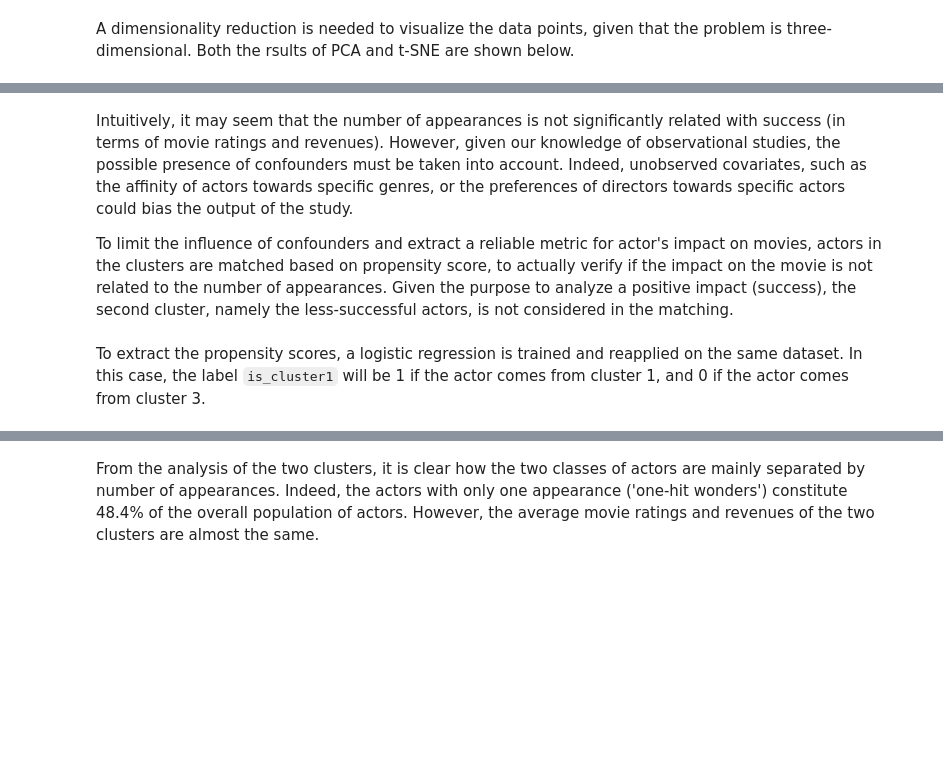
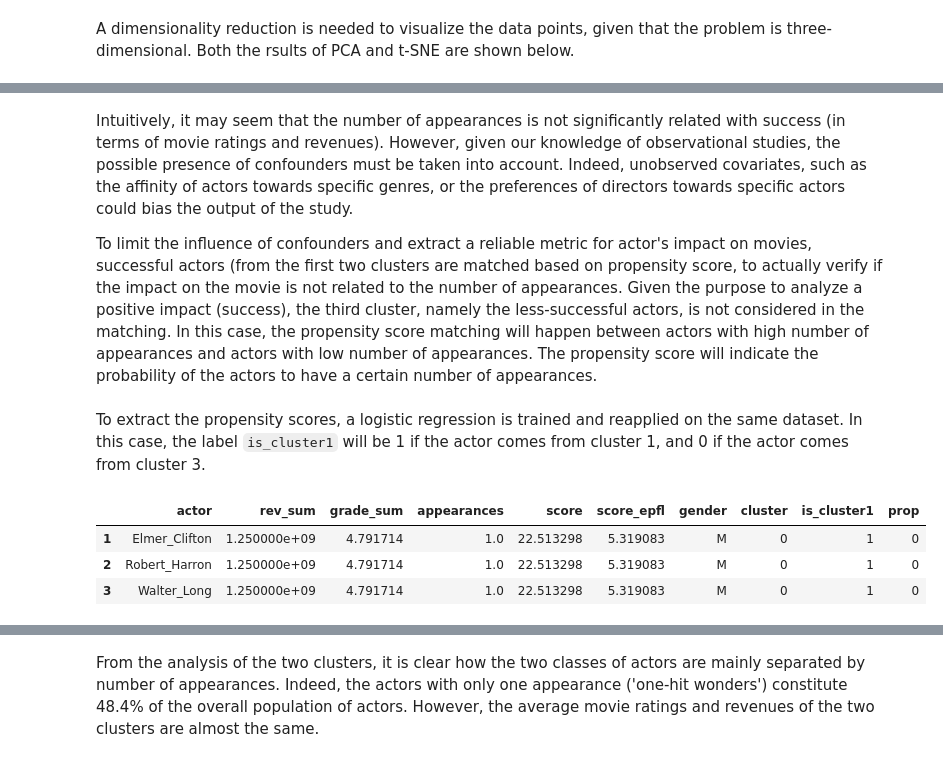
Before and after one commit to louisleger/ada-final-project, a Jupyter notebook: src/star_score.ipynb, the cells around one changed output, grey strips where cells are left out. Cells and saved outputs as stored; diff of their text form; code cells hidden in the pictures; blank space fills up the shorter version.

```diff
--- a/src/star_score.ipynb
+++ b/src/star_score.ipynb
@@ -442,10 +432,10 @@ plt.show()
 # %% [markdown]
 Intuitively, it may seem that the number of appearances is not significantly related with success (in terms of movie ratings and revenues). However, given our knowledge of observational studies, the possible presence of confounders must be taken into account. Indeed, unobserved covariates, such as the affinity of actors towards specific genres, or the preferences of directors towards specific actors could bias the output of the study.
 
-To limit the influence of confounders and extract a reliable metric for actor's impact on movies, actors in the clusters are matched based on propensity score, to actually verify if the impact on the movie is not related to the number of appearances. Given the purpose to analyze a positive impact (success), the second cluster, namely the less-successful actors, is not considered in the matching.
+To limit the influence of confounders and extract a reliable metric for actor's impact on movies, successful actors (from the first two clusters are matched based on propensity score, to actually verify if the impact on the movie is not related to the number of appearances. Given the purpose to analyze a positive impact (success), the third cluster, namely the less-successful actors, is not considered in the matching. In this case, the propensity score matching will happen between actors with high number of appearances and actors with low number of appearances. The propensity score will indicate the probability of the actors to have a certain number of appearances.
 # %% [markdown]
 To extract the propensity scores, a logistic regression is trained and reapplied on the same dataset. In this case, the label `is_cluster1` will be 1 if the actor comes from cluster 1, and 0 if the actor comes from cluster 3.
 # %%
 k1['is_cluster1'] = 1
-k3['is_cluster1'] = 0
-ds = pd.concat([k1,k3])
+k2['is_cluster1'] = 0
+ds = pd.concat([k1,k2])
@@ -451,0 +445,7 @@ ds = pd.concat([k1,k3])
+# %%
+ds.head(3)
+# %% [output]
+|  | actor | rev_sum | grade_sum | appearances | score | score_epfl | gender | cluster | is_cluster1 | prop |
+| 1 | Elmer_Clifton | 1.250000e+09 | 4.791714 | 1.0 | 22.513298 | 5.319083 | M | 0 | 1 | 0 |
+| 2 | Robert_Harron | 1.250000e+09 | 4.791714 | 1.0 | 22.513298 | 5.319083 | M | 0 | 1 | 0 |
+| 3 | Walter_Long | 1.250000e+09 | 4.791714 | 1.0 | 22.513298 | 5.319083 | M | 0 | 1 | 0 |
```
Also changed, not shown: parts of 24 cells of this notebook.
